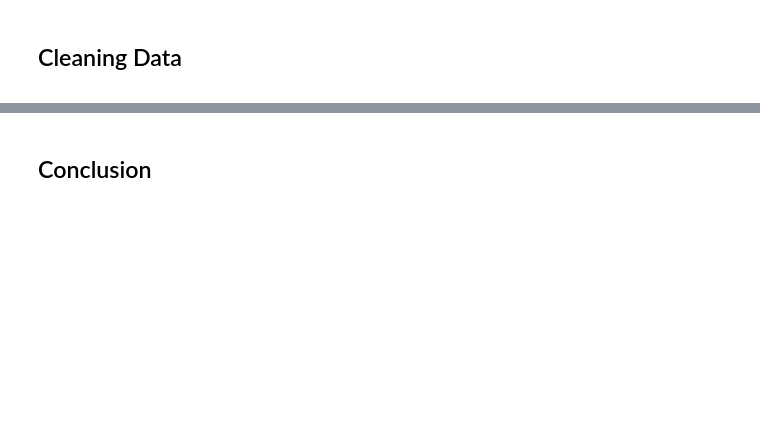
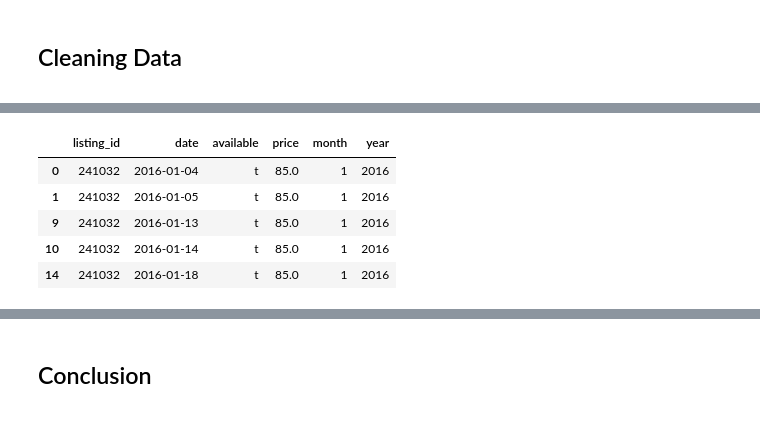
Before and after one commit to rodrigodalamangas/data-science-blog-udacity, a Jupyter notebook: data_analysis.ipynb, the cells around one changed output, grey strips where cells are left out. Saved outputs shown, nothing was run; the diff lists cells and outputs as text; code cells hidden in the pictures; blank space fills up the shorter version.

```diff
--- a/data_analysis.ipynb
+++ b/data_analysis.ipynb
@@ -203,0 +146,18 @@ boston_reviews.head()
+# %%
+seattle_calendar_final.dropna(subset=['price'], inplace=True)
+# %%
+def get_month(row):
+    ''' Get month from date '''
+    return int(row['date'].split('-')[1])
+
+
+def get_year(row):
+    ''' Get year from date '''
+    return int(row['date'].split('-')[0])
+# %%
+seattle_calendar_final['month'] = seattle_calendar_final.apply(
+    get_month, axis=1)
+seattle_calendar_final['year'] = seattle_calendar_final.apply(get_year, axis=1)
+# %%
+seattle_calendar_final['price'] = pd.to_numeric(
+    seattle_calendar_final['price'].str.replace(r"[$,]", ""))
@@ -203,0 +180,9 @@ boston_reviews.head()
+# %%
+seattle_calendar_final.head()
+# %% [output]
+|  | listing_id | date | available | price | month | year |
+| 0 | 241032 | 2016-01-04 | t | 85.0 | 1 | 2016 |
+| 1 | 241032 | 2016-01-05 | t | 85.0 | 1 | 2016 |
+| 9 | 241032 | 2016-01-13 | t | 85.0 | 1 | 2016 |
+| 10 | 241032 | 2016-01-14 | t | 85.0 | 1 | 2016 |
+| 14 | 241032 | 2016-01-18 | t | 85.0 | 1 | 2016 |
```
Also changed, not shown: parts of 30 cells of this notebook, 1 other file.
